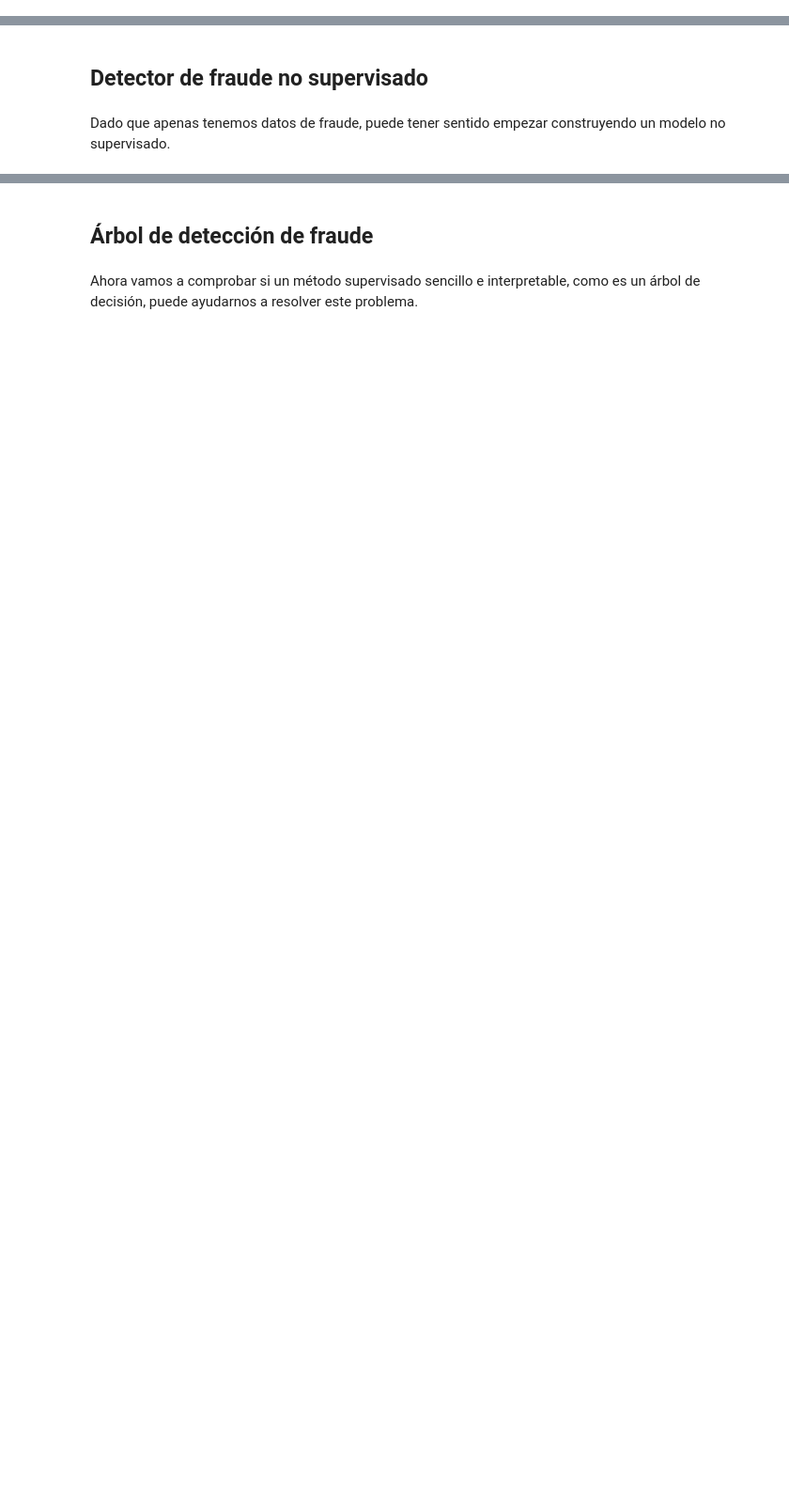
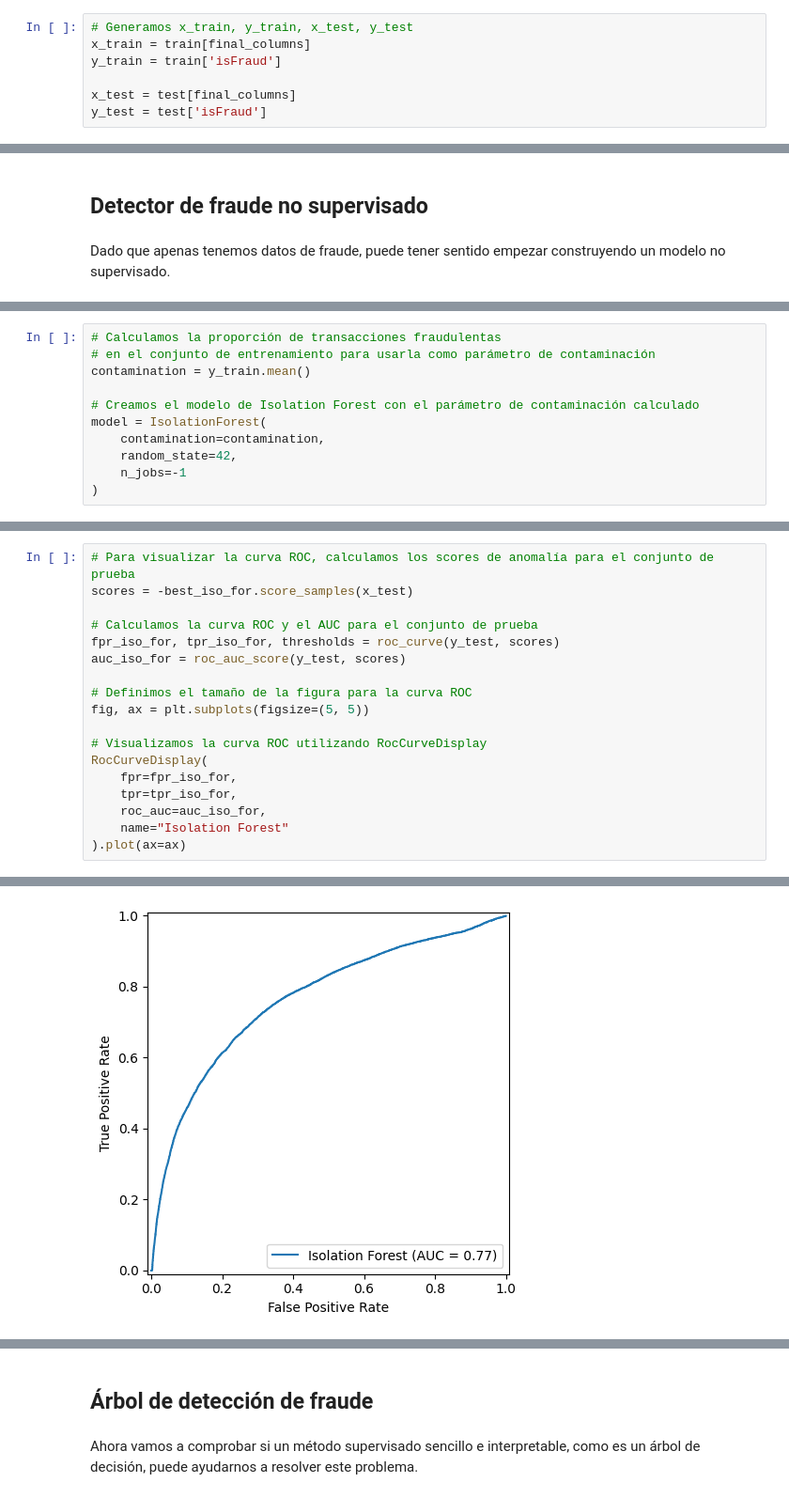
Before and after one commit to danielhuarita/decision_tree_ensembles, a Jupyter notebook: code/fraudDetection_student.ipynb, the cells around one changed output, grey strips where cells are left out. Shown at 94% size. Cells and saved outputs as stored; diff of their text form; blank space fills up the shorter version.

```diff
--- a/code/fraudDetection_student.ipynb
+++ b/code/fraudDetection_student.ipynb
@@ -1159,3 +1176,10 @@ Todo coincide ahora que tenemos un dataset limpio seguimos adelante.
+# %%
+# Generamos x_train, y_train, x_test, y_test
+x_train = train[final_columns]
+y_train = train['isFraud']
+
+x_test = test[final_columns]
+y_test = test['isFraud']
 # %% [markdown]
 ## Midiendo el rendimiento de un detector de fraude
 # %% [markdown]
@@ -1213,0 +1240,11 @@ Ten en cuenta los siguientes puntos para construir un buen modelo:
+# %%
+# Calculamos la proporción de transacciones fraudulentas
+# en el conjunto de entrenamiento para usarla como parámetro de contaminación
+contamination = y_train.mean()
+
+# Creamos el modelo de Isolation Forest con el parámetro de contaminación calculado
+model = IsolationForest(
+    contamination=contamination,
+    random_state=42,
+    n_jobs=-1
+)
@@ -1234,0 +1314,19 @@ Sugerencia: utiliza la <a href=https://scikit-learn.org/stable/modules/generated
+# %%
+# Para visualizar la curva ROC, calculamos los scores de anomalía para el conjunto de prueba
+scores = -best_iso_for.score_samples(x_test)
+
+# Calculamos la curva ROC y el AUC para el conjunto de prueba
+fpr_iso_for, tpr_iso_for, thresholds = roc_curve(y_test, scores)
+auc_iso_for = roc_auc_score(y_test, scores)
+
+# Definimos el tamaño de la figura para la curva ROC
+fig, ax = plt.subplots(figsize=(5, 5))
+
+# Visualizamos la curva ROC utilizando RocCurveDisplay
+RocCurveDisplay(
+    fpr=fpr_iso_for,
+    tpr=tpr_iso_for,
+    roc_auc=auc_iso_for,
+    name="Isolation Forest"
+).plot(ax=ax)
+# %% [output]
@@ -1234,0 +1334 @@ Sugerencia: utiliza la <a href=https://scikit-learn.org/stable/modules/generated
+[figure, added]
```
Also changed, not shown: parts of 28 cells of this notebook.
